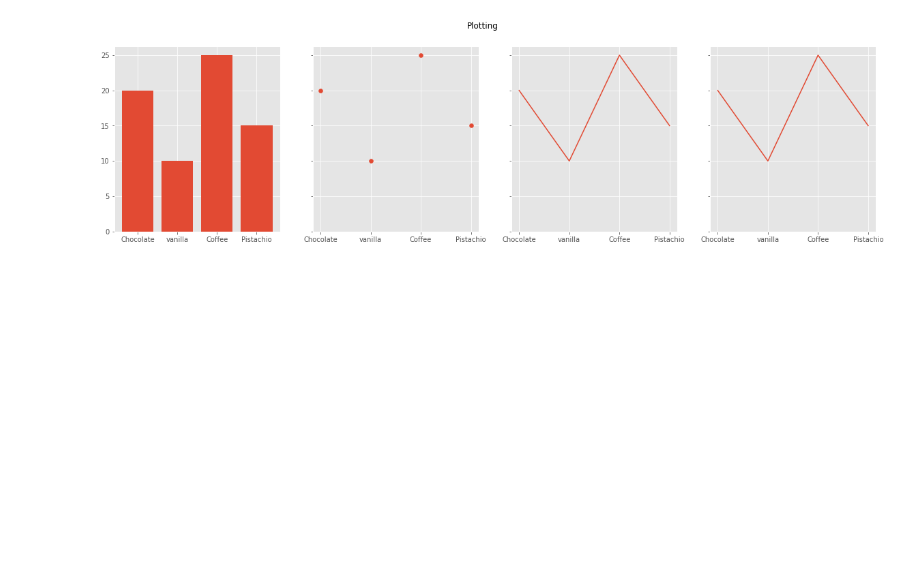
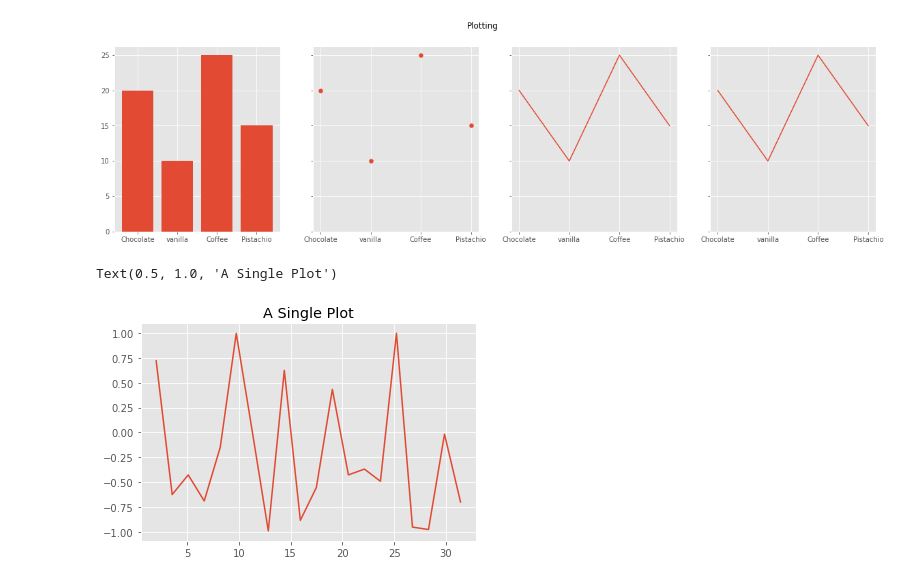
Before and after one commit to cholongbul/datavisualization, a Jupyter notebook: Matplotlib.ipynb, the cells around one changed output. Saved outputs shown, nothing was run; the diff lists cells and outputs as text; code cells hidden in the pictures; blank space fills up the shorter version.

```diff
--- a/Matplotlib.ipynb
+++ b/Matplotlib.ipynb
@@ -123,3 +123,15 @@ fig.suptitle('Plotting')
 # %% [output]
 Text(0.5, 0.98, 'Plotting')
 [figure]
+# %%
+plt.style.use('ggplot')
+
+x = np.linspace(2,10 * np.pi,20)
+y = np.sin(x ** 7)
+
+fig, ax = plt.subplots()
+ax.plot(x,y)
+ax.set_title('A Single Plot')
+# %% [output]
+Text(0.5, 1.0, 'A Single Plot')
+[figure, added]
```
Also changed, not shown: parts of 2 cells of this notebook, 1 other file.
